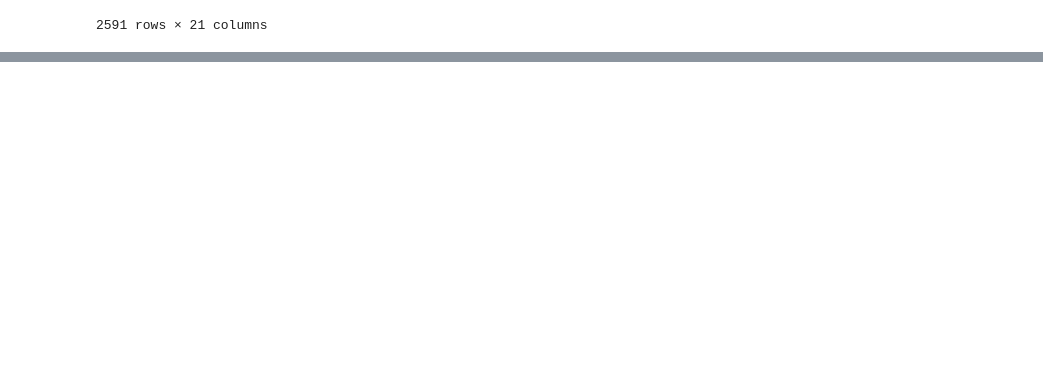
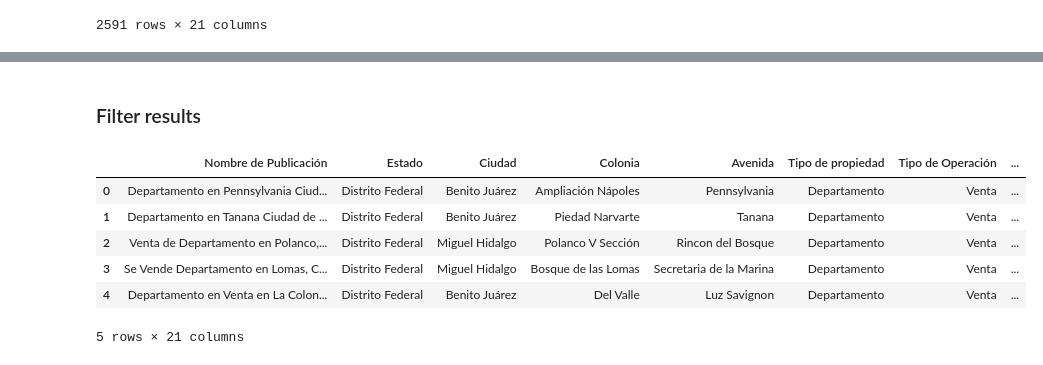
Before and after one commit to trezeget-1/meli_project, a Jupyter notebook: Inmuebles 24 - ETL.ipynb, the cells around one changed output, grey strips where cells are left out. Drawn from its saved outputs; the diff is of its cells as text; code cells hidden in the pictures; blank space fills up the shorter version.

Commit message:
I finished giving coherence to the dataset, now I am filtering out useless registries

```diff
--- a/Inmuebles 24 - ETL.ipynb
+++ b/Inmuebles 24 - ETL.ipynb
@@ -630,0 +704,20 @@ final_propiedades_24_df
+# %%
+tabla_final["Número de recámaras"] = pd.to_numeric(tabla_final["Número de recámaras"])
+tabla_final["Número de baños completos"] = pd.to_numeric(tabla_final["Número de baños completos"])
+tabla_final["Número de m2"] = pd.to_numeric(tabla_final["Número de m2"])
+# %% [markdown]
+### Filter results
+# %%
+tabla_final = tabla_final.drop(tabla_final.loc[(tabla_final['Número de m2']>=800) & (tabla_final['Tipo de propiedad'] == 'Departamento')].index)
+
+tabla_final = tabla_final.reset_index()
+
+del tabla_final['index']
+# %% [output]
+|  | Nombre de Publicación | Estado | Ciudad | Colonia | Avenida | Tipo de propiedad | Tipo de Operación | ... |
+| 0 | Departamento en Pennsylvania Ciud... | Distrito Federal | Benito Juárez | Ampliación Nápoles | Pennsylvania | Departamento | Venta | ... |
+| 1 | Departamento en Tanana Ciudad de ... | Distrito Federal | Benito Juárez | Piedad Narvarte | Tanana | Departamento | Venta | ... |
+| 2 | Venta de Departamento en Polanco,... | Distrito Federal | Miguel Hidalgo | Polanco V Sección | Rincon del Bosque | Departamento | Venta | ... |
+| 3 | Se Vende Departamento en Lomas, C... | Distrito Federal | Miguel Hidalgo | Bosque de las Lomas | Secretaria de la Marina | Departamento | Venta | ... |
+| 4 | Departamento en Venta en La Colon... | Distrito Federal | Benito Juárez | Del Valle | Luz Savignon | Departamento | Venta | ... |
+5 rows × 21 columns
```
Also changed, not shown: parts of 31 cells of this notebook.
